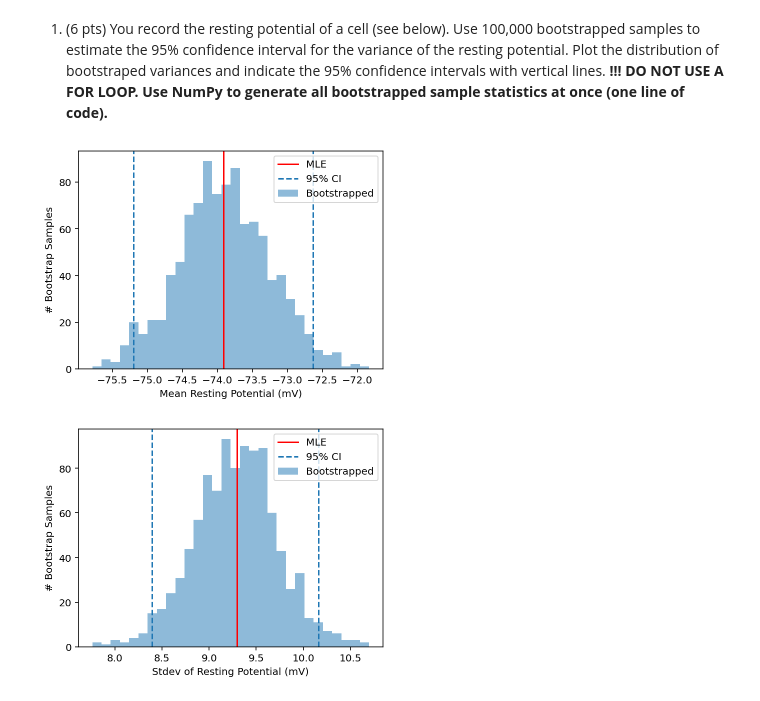
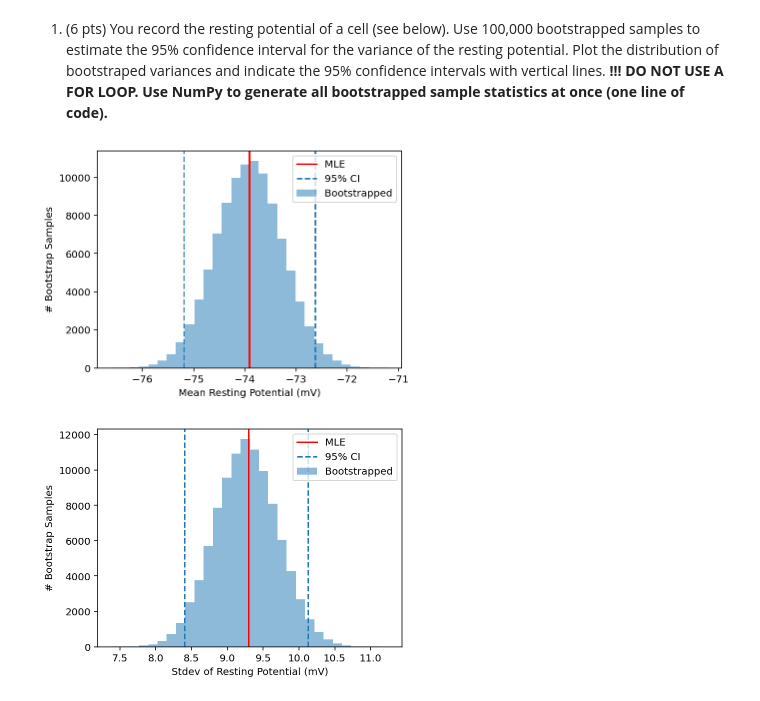
Before and after one commit to nishadalal120/NEU-365P-385L-Spring-2021, a Jupyter notebook: homework/extracredit-bootstrap.ipynb, the cells around one changed output. Saved outputs shown, nothing was run; the diff lists cells and outputs as text; code cells hidden in the pictures.

```diff
--- a/homework/extracredit-bootstrap.ipynb
+++ b/homework/extracredit-bootstrap.ipynb
@@ -63,39 +63,39 @@ restingPotential_mV = np.array([-85.06885608, -68.0333149 , -77.04147864, -70.82
 # %%
 mu, sd = st.norm.fit(restingPotential_mV)
 
-bs_mu = np.zeros((1000,))
-bs_sd = np.zeros((1000,))
-for i in range(1000):
+bs_mu = np.zeros((100000,))
+bs_sd = np.zeros((100000,))
+for i in range(100000):
     mV = np.random.choice(restingPotential_mV,
                           size=restingPotential_mV.shape, replace=True)
     bs_mu[i], bs_sd[i] = st.norm.fit(mV)
 
 bs_mu_ci = np.quantile(bs_mu, [0.025, 0.975])
 bs_sd_ci = np.quantile(bs_sd, [0.025, 0.975])
 
 plt.figure(figsize=(12, 4))
 
 plt.subplot(1, 2, 1)
 plt.hist(bs_mu, bins=30, alpha=0.5, label='Bootstrapped')
 plt.axvline(mu, color='r', label='MLE')
 plt.axvline(bs_mu_ci[0], linestyle='--', label='95% CI')
 plt.axvline(bs_mu_ci[1], linestyle='--')
 plt.xlabel('Mean Resting Potential (mV)')
 plt.ylabel('# Bootstrap Samples')
 plt.legend()
 plt.show()
 
 plt.figure(figsize=(12, 4))
 
 plt.subplot(1, 2, 2)
 plt.hist(bs_sd, bins=30, alpha=0.5, label='Bootstrapped')
 plt.axvline(sd, color='r', label='MLE')
 plt.axvline(bs_sd_ci[0], linestyle='--', label='95% CI')
 plt.axvline(bs_sd_ci[1], linestyle='--')
 plt.xlabel('Stdev of Resting Potential (mV)')
 plt.ylabel('# Bootstrap Samples')
 plt.legend()
 plt.show()
 # %% [output]
-[figure, old version]
+[figure, new version]
-[figure, old version]
+[figure, new version]
```
